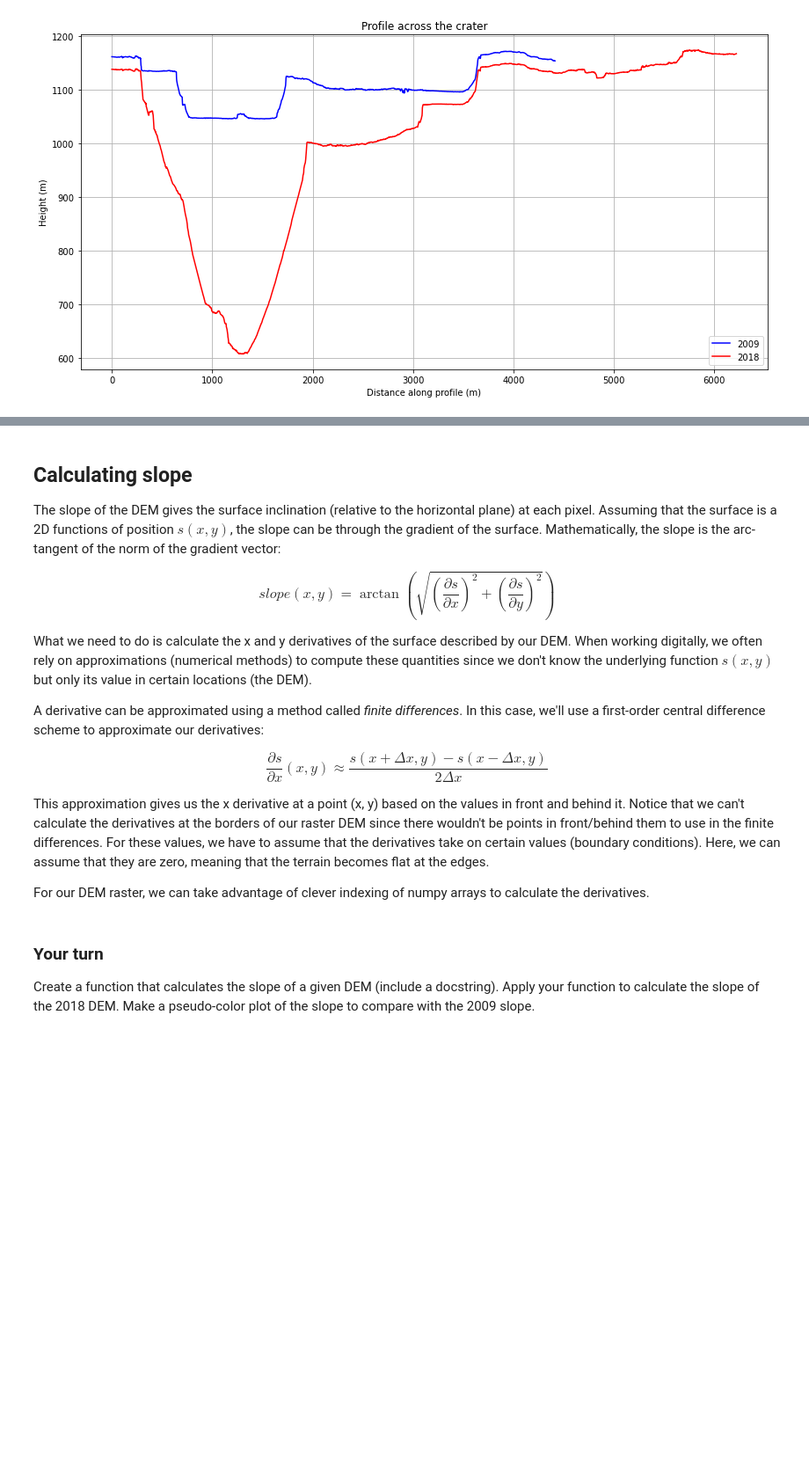
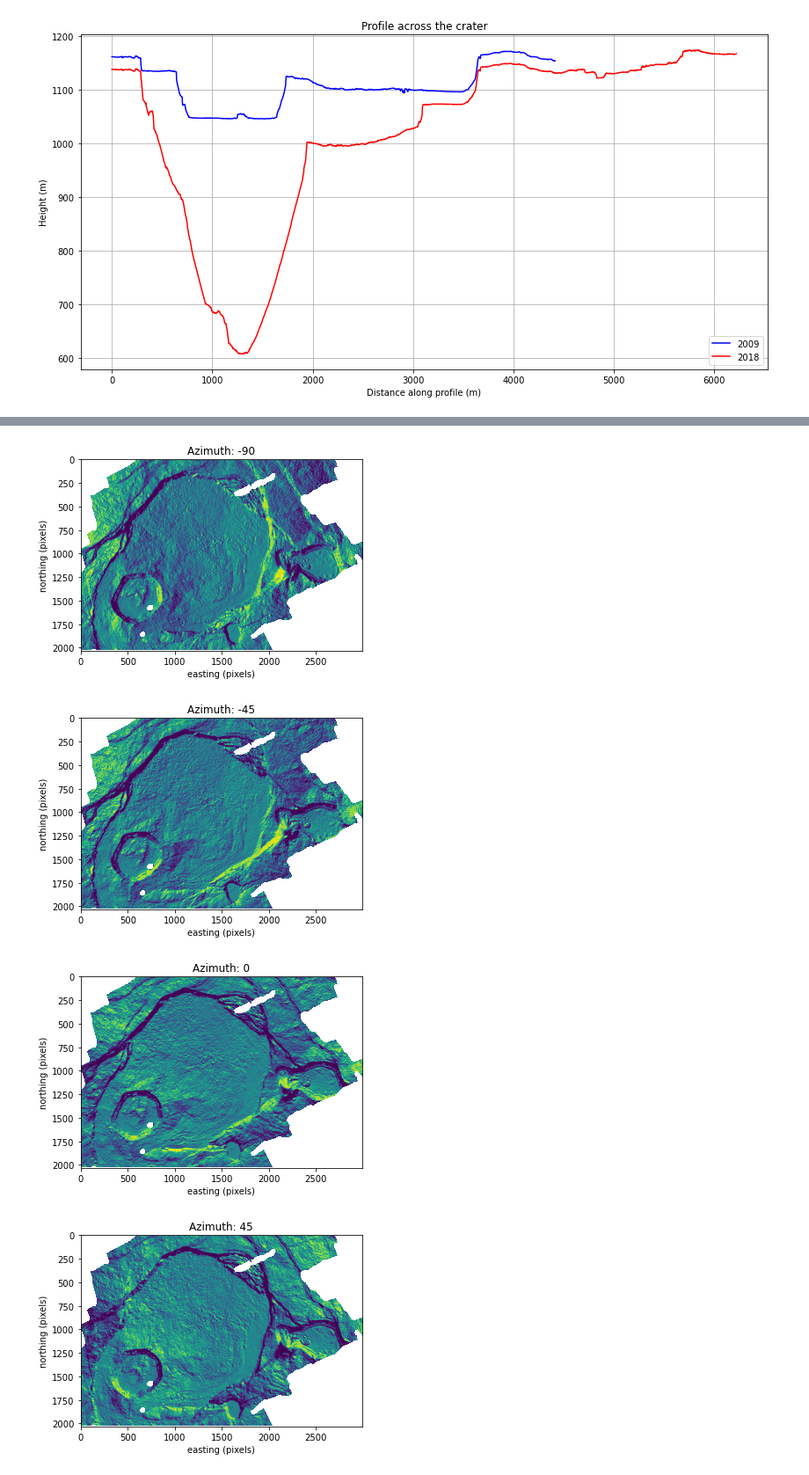
Before and after one commit to leouieda/remote-sensing, a Jupyter notebook: practicals/practical3.ipynb, the cells around one changed output, grey strips where cells are left out. Shown at 88% size. Cells and saved outputs as stored; diff of their text form; code cells hidden in the pictures; blank space fills up the shorter version.

```diff
--- a/practicals/practical3.ipynb
+++ b/practicals/practical3.ipynb
@@ -255,32 +334,14 @@ How do these parameters affect your perception of the relief? What lessons about
-# %% [markdown]
-## Calculating slope
-
-The slope of the DEM gives the surface inclination (relative to the horizontal plane) at each pixel. Assuming that the surface is a 2D functions of position $s(x, y)$, the slope can be through the gradient of the surface. Mathematically, the slope is the arc-tangent of the norm of the gradient vector:
-
-$$
-slope(x, y) =
-\arctan
-\left(
-    \sqrt{
-        \left(\frac{\partial s}{\partial x}\right)^2
-        + \left(\frac{\partial s}{\partial y}\right)^2
-        }
-\right)
-$$
-
-What we need to do is calculate the x and y derivatives of the surface described by our DEM. When working digitally, we often rely on approximations (numerical methods) to compute these quantities since we don't know the underlying function $s(x, y)$ but only its value in certain locations (the DEM).
-
-A derivative can be approximated using a method called *finite differences*. In this case, we'll use a first-order central difference scheme to approximate our derivatives:
-
-$$
-\dfrac{\partial s}{\partial x}(x, y) \approx
-\dfrac{s(x + \Delta x, y) - s(x - \Delta x, y)}{2 \Delta x}
-$$
-
-This approximation gives us the x derivative at a point (x, y) based on the values in front and behind it. Notice that we can't calculate the derivatives at the borders of our raster DEM since there wouldn't be points in front/behind them to use in the finite differences. For these values, we have to assume that the derivatives take on certain values (boundary conditions). Here, we can assume that they are zero, meaning that the terrain becomes flat at the edges.
-
-For our DEM raster, we can take advantage of clever indexing of numpy arrays to calculate the derivatives.
-# %% [markdown]
-### Your turn
-
-Create a function that calculates the slope of a given DEM (include a docstring). Apply your function to calculate the slope of the 2018 DEM. Make a pseudo-color plot of the slope to compare with the 2009 slope.
+# %%
+azimuth_list = [-90, -45, 0, 45, 90]
+for azimuth in azimuth_list:
+    light = matplotlib.colors.LightSource(azdeg=azimuth, altdeg=30)
+    plt.figure()
+    plt.imshow(light.hillshade(kilauea2009, vert_exag=10, dx=2, dy=2), cmap="viridis")
+    plt.xlabel("easting (pixels)")
+    plt.ylabel("northing (pixels)")
+    plt.title(f"Azimuth: {azimuth}")
+# %% [output]
+[figure, added]
+[figure, added]
+[figure, added]
+[figure, added]
```
Also changed, not shown: parts of 29 cells of this notebook.
